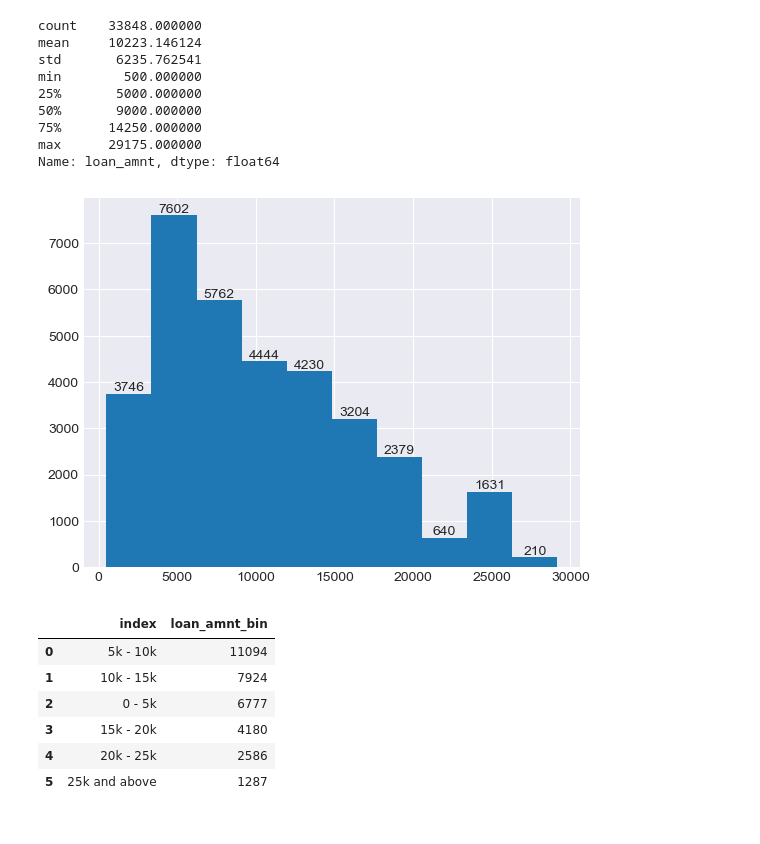
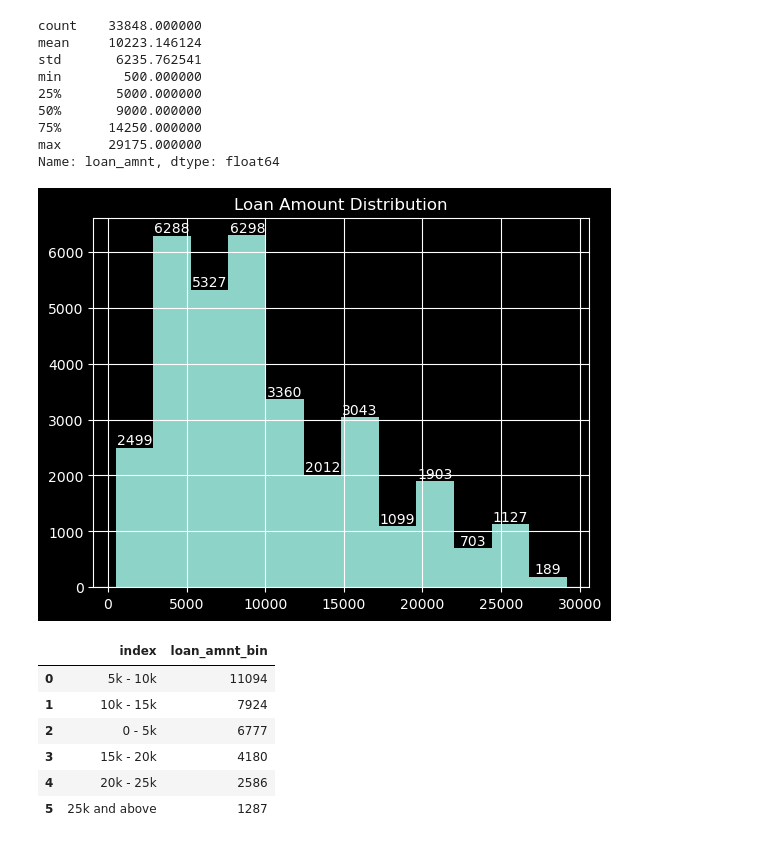
Before and after one commit to cyberpirate92/lending-club-case-study, a Jupyter notebook: Lending Club Case Study.ipynb, the cells around one changed output. Drawn from its saved outputs; the diff is of its cells as text; code cells hidden in the pictures.

```diff
--- a/Lending Club Case Study.ipynb
+++ b/Lending Club Case Study.ipynb
@@ -6,6 +28,6 @@ import numpy as np, pandas as pd, matplotlib.pyplot as plt, seaborn as sns
 # %%
 # Set a chart style for this notebook
-plt.style.use('seaborn-darkgrid')
+plt.style.use('dark_background')
 # %% [markdown]
 Load the loan dataset
 # %%
@@ -634,11 +660,12 @@ min        500.000000
 max      29175.000000
 Name: loan_amnt, dtype: float64
 # %%
-hist_ax = loan_data.loan_amnt.hist()
+hist_ax = loan_data.loan_amnt.hist(bins=12)
 hist_ax.bar_label(hist_ax.containers[0])
+plt.title('Loan Amount Distribution')
 plt.show()
 # %% [output]
-[figure, old version]
+[figure, new version]
 # %%
 def bucketize_loan_amnt(value):
     if value < 5000:
```
Also changed, not shown: parts of 109 cells of this notebook.
